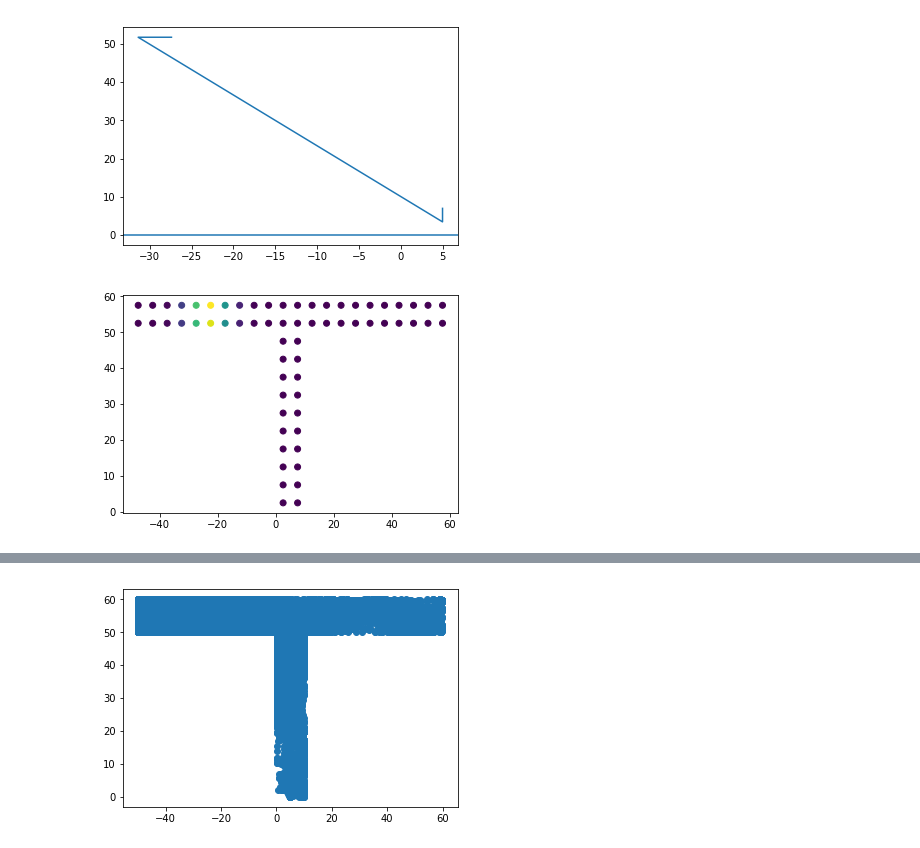
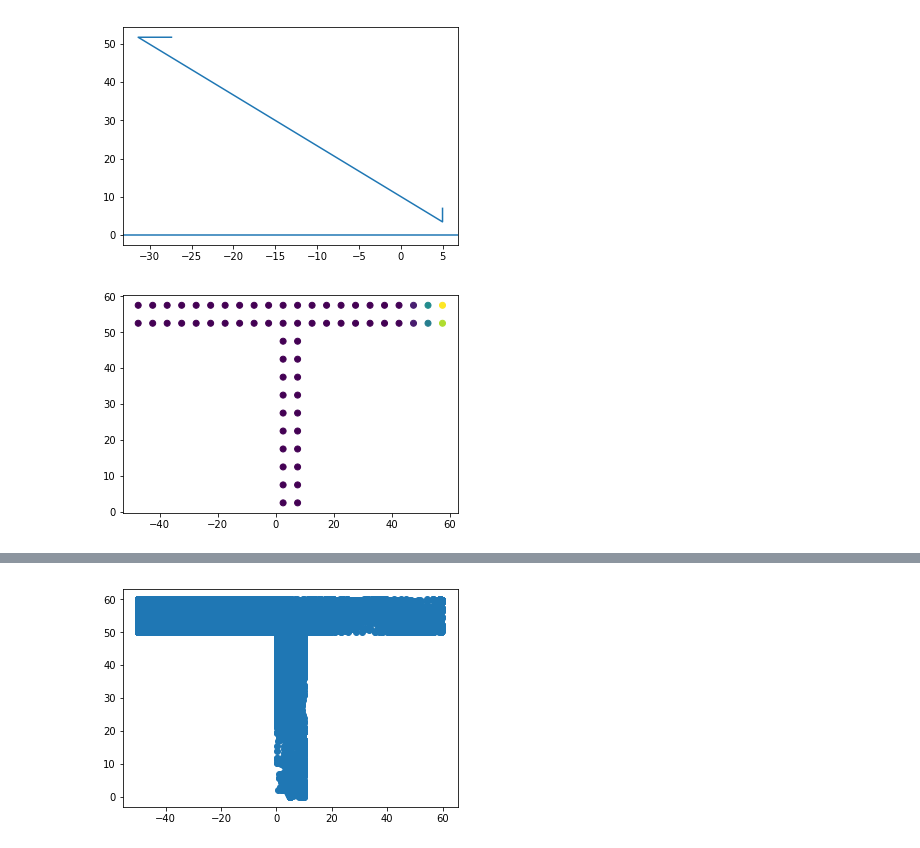
Before and after one commit to imLew/MHBF-project, a Jupyter notebook: main.ipynb, the cells around one changed output, grey strips where cells are left out. Drawn from its saved outputs; the diff is of its cells as text; code cells hidden in the pictures.

```diff
--- a/main.ipynb
+++ b/main.ipynb
@@ -57,7 +57,7 @@ class Maze(object):
 class Agent(object):
 
     reward = {
-        'headache': -1,
+        'headache': -5,
         'cheese': 20
     }
 
@@ -99,6 +99,8 @@ class Agent(object):
 
         self.route = []
         self.route.append(self.position)
+
+        self.cumrew = []
 
         self.epoch_num = 0
 
@@ -182,10 +184,10 @@ class Agent(object):
         distance = np.random.normal(loc=3,scale=1.5)
         move = np.array([np.cos(direction),np.sin(direction)]) * distance
         new_position = self.position + move
-        valid = self.valid_move(new_position)
-        if valid:
+        wall = not self.valid_move(new_position)
+        if not wall:
             self.position = new_position
-        return valid
+        return wall
 
     def trace_update(self):
         self.trace *= self.gamma * self.decayRate
@@ -202,9 +204,9 @@ class Agent(object):
         self.input_layer() # compute newAction
         self.output_layer()    # update newQ with (old) weights
         self.choose_action() #choose newAction
-        valid = self.move()
+        wall = self.move()
 
-        self.rt += self.reward['headache'] * int(not valid)
+        self.rt += self.reward['headache'] * int(wall)
         rewarded = self.check_task()
         self.rt += self.reward['cheese'] * int(rewarded)
 
@@ -219,6 +221,7 @@ class Agent(object):
         self.oldActivation = self.newActivation
         self.oldQ = self.newQ
         self.oldAction = self.newAction
+        self.cumrew.append(self.rt)
         self.rt = 0
         self.route.append(self.position)
 
@@ -228,9 +231,10 @@ class Agent(object):
         k=0
         alpha_ = False
         while not mouse.rewarded:
-#             print(self.newActivation)
             if k == 10000:
                 break
+            if k%100 == 0:
+                print(mouse.rewarded)
             self.step()
             if self.alpha and not alpha_:
                 pickupsteps = k
@@ -292,7 +324,7 @@ plt.show()
 # %%
 cells = mouse.map
 act = mouse.newActivation[1]
-plt.scatter(cells[0],cells[1],c=act)
+plt.scatter(cells[0],cells[1],c=mouse.oldActivation[1])
 plt.show()
 # %% [output]
-[figure, old version]
+[figure, new version]
```
Also changed, not shown: parts of 5 cells of this notebook.
